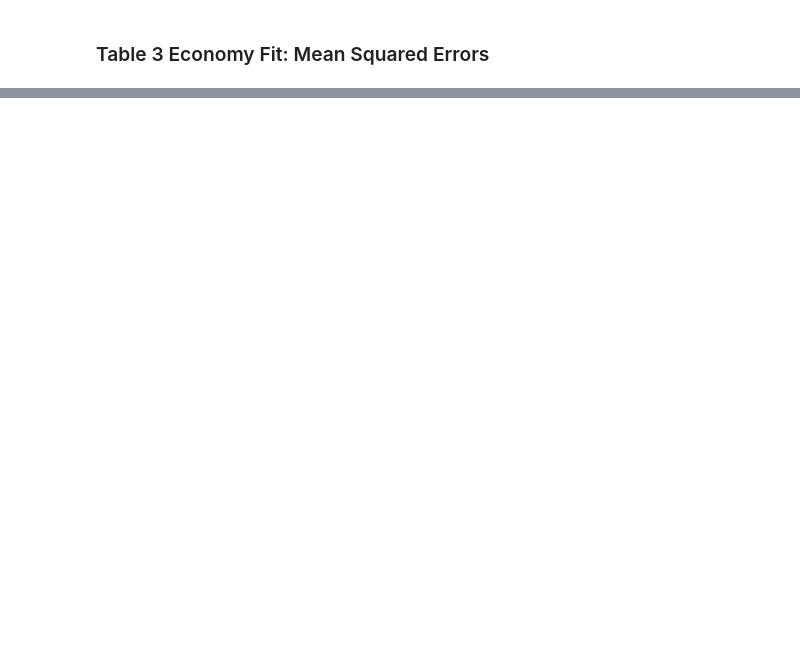
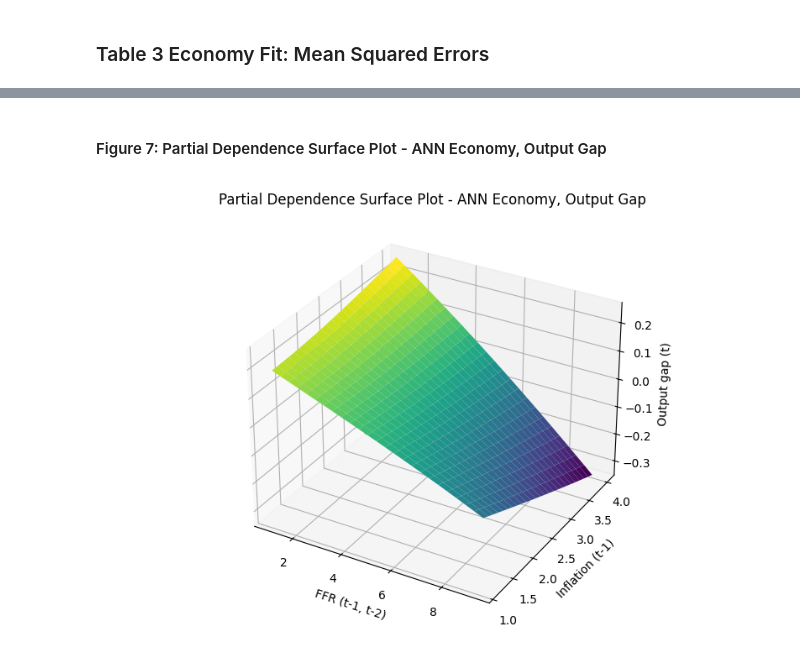
Before and after one commit to erskordi/Autonomous_Fed, a Jupyter notebook: notebooks/non_linear_environnment.ipynb, the cells around one changed output, grey strips where cells are left out. Saved outputs shown, nothing was run; the diff lists cells and outputs as text; code cells hidden in the pictures; blank space fills up the shorter version.

```diff
--- a/notebooks/non_linear_environnment.ipynb
+++ b/notebooks/non_linear_environnment.ipynb
@@ -896,0 +1108,29 @@ display(Markdown(table_three_str))
+# %% [markdown]
+#### Figure 7: Partial Dependence Surface Plot - ANN Economy, Output Gap
+# %%
+# Output gap surface: y_hat = f(y_lag1, pi_lag1, i_lag1, i_lag2)
+# Match paper constraint: i(t-1) = i(t-2)
+gx, gy, Z = pd_surface_constrained(
+    model=best_y["model"],
+    X_raw=X_full_y_raw,
+    x_scaler=y_meta["x_scaler"],
+    y_scaler=y_meta["y_scaler"],
+    feature_cols=y_meta["feature_cols"],
+    grid_x_feat="i_lag1",      # FFR (t-1)
+    grid_y_feat="pi_lag1",     # Inflation (t-1)
+    grid_x_n=25,
+    grid_y_n=25,
+    sample=2500,
+    tie_groups=[("i_lag1", "i_lag2")],  # enforce i(t-1)=i(t-2)
+    device="cpu",
+)
+
+plot_surface(
+    gx, gy, Z,
+    xlabel="FFR (t-1, t-2)",
+    ylabel="Inflation (t-1)",
+    zlabel="Output gap (t)",
+    title="Partial Dependence Surface Plot - ANN Economy, Output Gap",
+)
+# %% [output]
+[figure, added]
```
Also changed, not shown: parts of 14 cells of this notebook, 2 other files.
